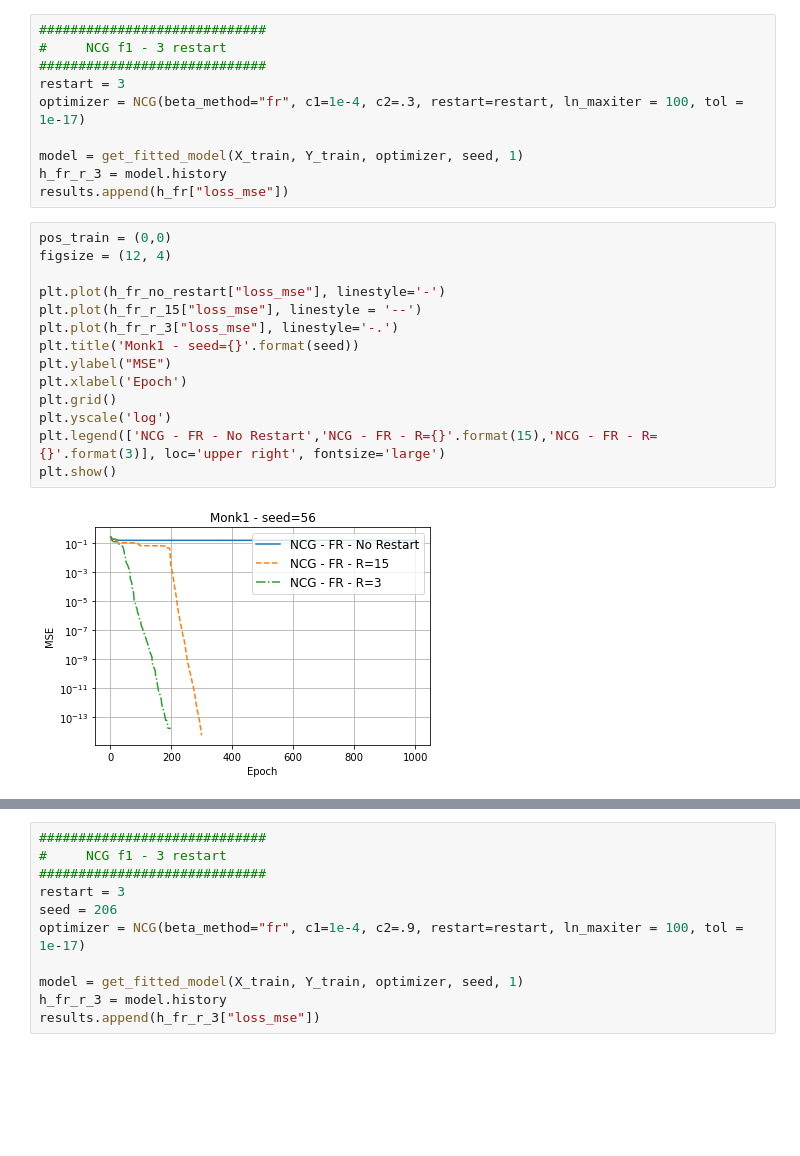
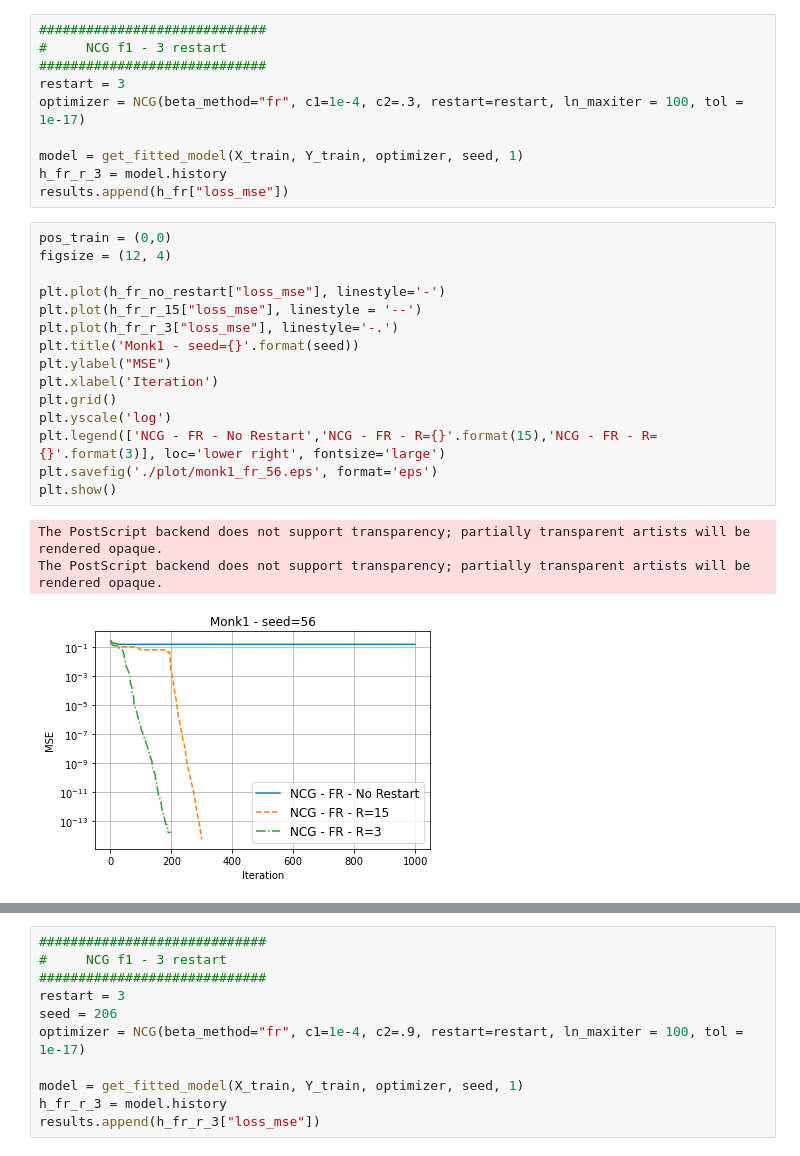
Before and after one commit to alessandrocuda/CM_Project_19_20, a Jupyter notebook: notebook/NCG_FR_experiment.ipynb, the cells around one changed output, grey strips where cells are left out. Saved outputs shown, nothing was run; the diff lists cells and outputs as text; blank space fills up the shorter version.

```diff
--- a/notebook/NCG_FR_experiment.ipynb
+++ b/notebook/NCG_FR_experiment.ipynb
@@ -112,19 +109,22 @@ results.append(h_fr["loss_mse"])
 # %%
 pos_train = (0,0)
 figsize = (12, 4)
 
 plt.plot(h_fr_no_restart["loss_mse"], linestyle='-')
 plt.plot(h_fr_r_15["loss_mse"], linestyle = '--')
 plt.plot(h_fr_r_3["loss_mse"], linestyle='-.')
 plt.title('Monk1 - seed={}'.format(seed))
 plt.ylabel("MSE")
-plt.xlabel('Epoch')
+plt.xlabel('Iteration')
 plt.grid()
 plt.yscale('log')
-plt.legend(['NCG - FR - No Restart','NCG - FR - R={}'.format(15),'NCG - FR - R={}'.format(3)], loc='upper right', fontsize='large')
+plt.legend(['NCG - FR - No Restart','NCG - FR - R={}'.format(15),'NCG - FR - R={}'.format(3)], loc='lower right', fontsize='large')
+plt.savefig('./plot/monk1_fr_56.eps', format='eps')
 plt.show()
 # %% [output]
+The PostScript backend does not support transparency; partially transparent artists will be rendered opaque.
+The PostScript backend does not support transparency; partially transparent artists will be rendered opaque.
-[figure, old version]
+[figure, new version]
 # %%
 pos_train = (0,0)
 figsize = (12, 4)
```
Also changed, not shown: parts of 4 cells of this notebook, 5 other files.
